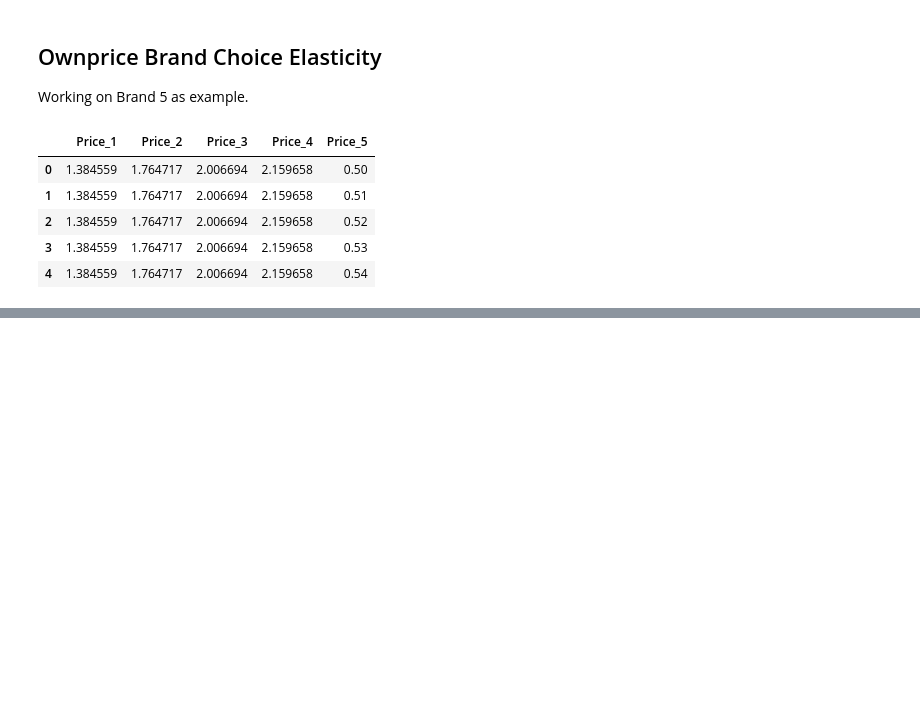
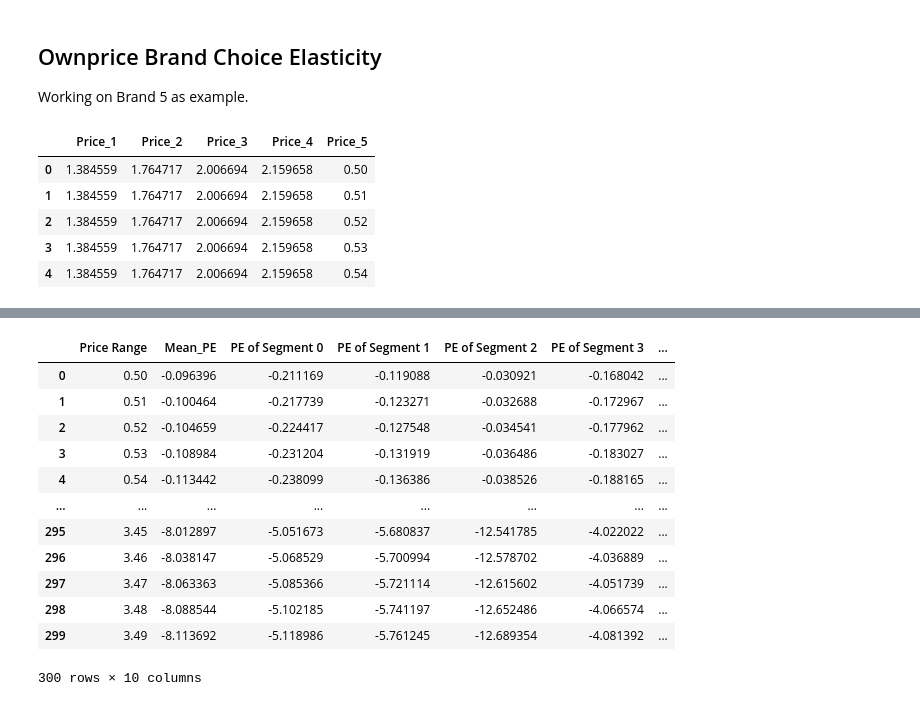
Before and after one commit to rajeevak40/Retail_Analytics, a Jupyter notebook: Brand_Choice_Modeling.ipynb, the cells around one changed output, grey strips where cells are left out. Cells and saved outputs as stored; diff of their text form; code cells hidden in the pictures; blank space fills up the shorter version.

```diff
--- a/Brand_Choice_Modeling.ipynb
+++ b/Brand_Choice_Modeling.ipynb
@@ -114,0 +162,25 @@ array([0.90999098, 0.90894789, 0.90789311, 0.90682651, 0.90574799,
+# %%
+predict_brand5_cross_brand4=model_brand_choice.predict_proba(df_brand_5_cross_brand4)
+# %%
+predict_prob_brand4=predict_brand5_cross_brand4[:][:,3]
+# %%
+brand_5_cross_brand_4_pe=-beta_5 *price_range*predict_prob_brand4
+# %%
+df_price_elasticity['Brand_5_Cross_Brand_4']= brand_5_cross_brand_4_pe
+# %%
+pd.options.display.max_info_rows=None
+df_price_elasticity
+# %% [output]
+|  | Price Range | Mean_PE | PE of Segment 0 | PE of Segment 1 | PE of Segment 2 | PE of Segment 3 | ... |
+| 0 | 0.50 | -0.096396 | -0.211169 | -0.119088 | -0.030921 | -0.168042 | ... |
+| 1 | 0.51 | -0.100464 | -0.217739 | -0.123271 | -0.032688 | -0.172967 | ... |
+| 2 | 0.52 | -0.104659 | -0.224417 | -0.127548 | -0.034541 | -0.177962 | ... |
+| 3 | 0.53 | -0.108984 | -0.231204 | -0.131919 | -0.036486 | -0.183027 | ... |
+| 4 | 0.54 | -0.113442 | -0.238099 | -0.136386 | -0.038526 | -0.188165 | ... |
+| ... | ... | ... | ... | ... | ... | ... | ... |
+| 295 | 3.45 | -8.012897 | -5.051673 | -5.680837 | -12.541785 | -4.022022 | ... |
+| 296 | 3.46 | -8.038147 | -5.068529 | -5.700994 | -12.578702 | -4.036889 | ... |
+| 297 | 3.47 | -8.063363 | -5.085366 | -5.721114 | -12.615602 | -4.051739 | ... |
+| 298 | 3.48 | -8.088544 | -5.102185 | -5.741197 | -12.652486 | -4.066574 | ... |
+| 299 | 3.49 | -8.113692 | -5.118986 | -5.761245 | -12.689354 | -4.081392 | ... |
+300 rows × 10 columns
```
Also changed, not shown: parts of 11 cells of this notebook.
